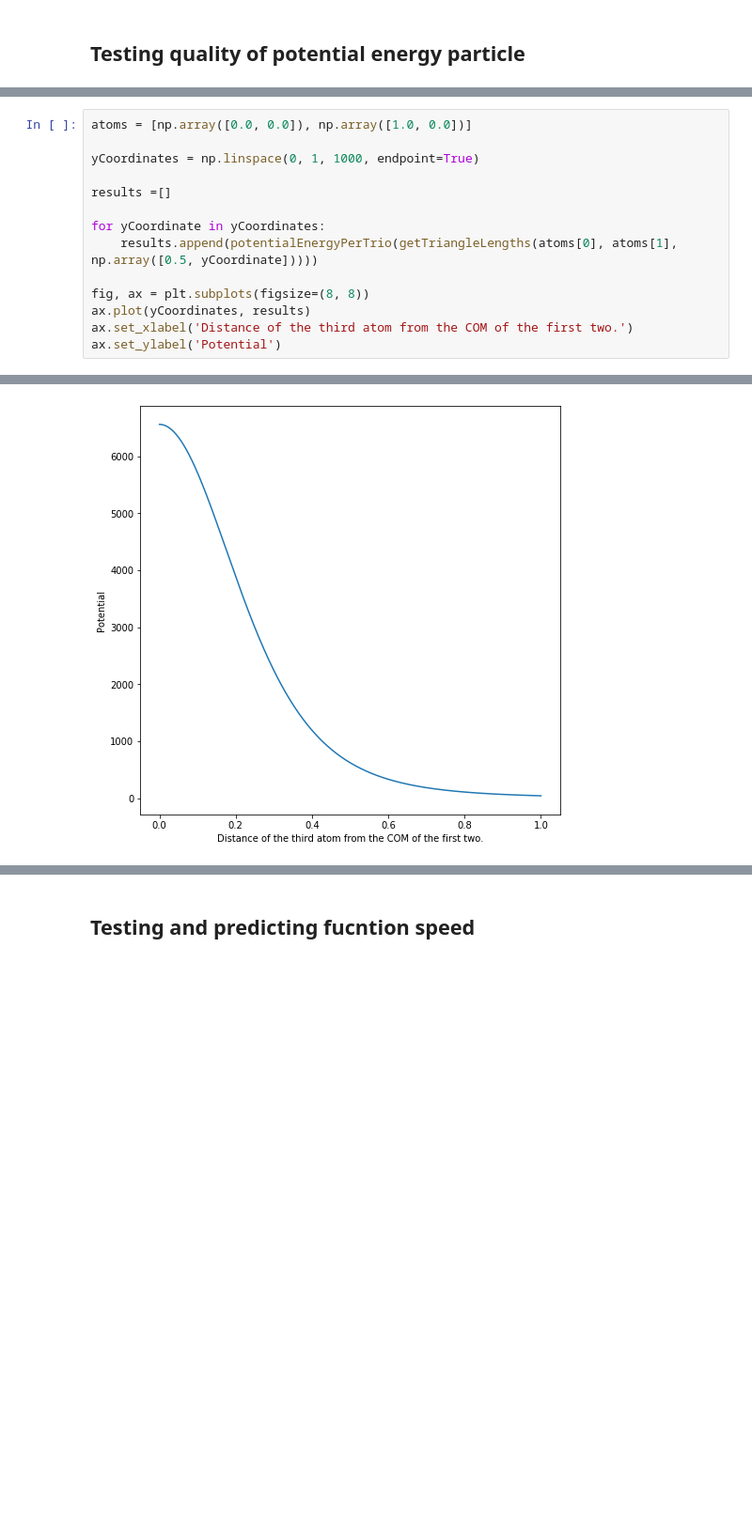
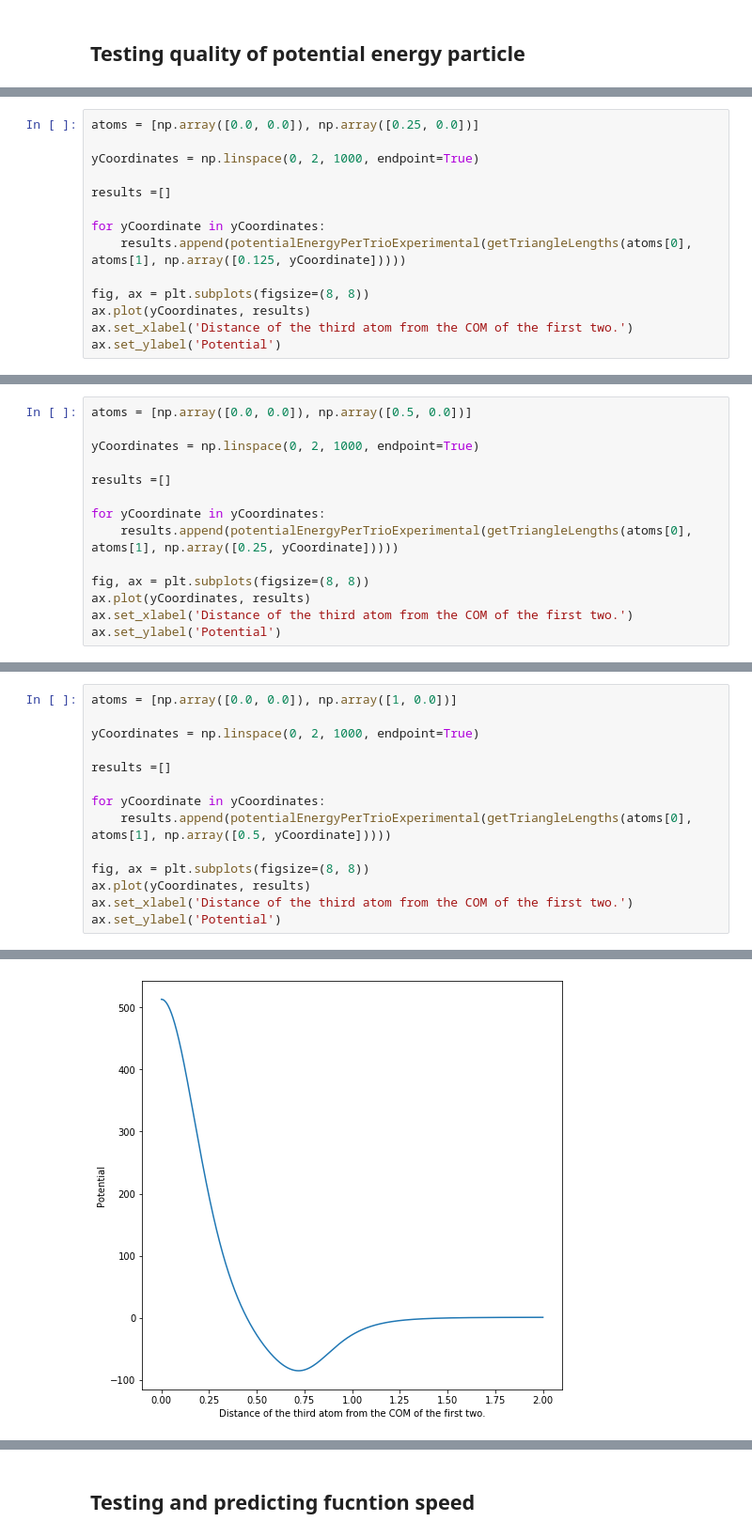
Before and after one commit to TimHeiszwolf/Quantum_energy_ML, a Jupyter notebook: TestingDatabaseGeneration.ipynb, the cells around one changed output, grey strips where cells are left out. Shown at 94% size. Drawn from its saved outputs; the diff is of its cells as text; blank space fills up the shorter version.

```diff
--- a/TestingDatabaseGeneration.ipynb
+++ b/TestingDatabaseGeneration.ipynb
@@ -57,0 +91,14 @@ potentialEnergy(generateSpace(atoms, 4, 1.0), atoms, return1)# Results from wolf
+# %%
+atoms = [np.array([0.0, 0.0]), np.array([0.25, 0.0])]
+
+yCoordinates = np.linspace(0, 2, 1000, endpoint=True)
+
+results =[]
+
+for yCoordinate in yCoordinates:
+    results.append(potentialEnergyPerTrioExperimental(getTriangleLengths(atoms[0], atoms[1], np.array([0.125, yCoordinate]))))
+
+fig, ax = plt.subplots(figsize=(8, 8))
+ax.plot(yCoordinates, results)
+ax.set_xlabel('Distance of the third atom from the COM of the first two.')
+ax.set_ylabel('Potential')
@@ -57,0 +108,14 @@ potentialEnergy(generateSpace(atoms, 4, 1.0), atoms, return1)# Results from wolf
+# %%
+atoms = [np.array([0.0, 0.0]), np.array([0.5, 0.0])]
+
+yCoordinates = np.linspace(0, 2, 1000, endpoint=True)
+
+results =[]
+
+for yCoordinate in yCoordinates:
+    results.append(potentialEnergyPerTrioExperimental(getTriangleLengths(atoms[0], atoms[1], np.array([0.25, yCoordinate]))))
+
+fig, ax = plt.subplots(figsize=(8, 8))
+ax.plot(yCoordinates, results)
+ax.set_xlabel('Distance of the third atom from the COM of the first two.')
+ax.set_ylabel('Potential')
@@ -58,17 +125,17 @@ potentialEnergy(generateSpace(atoms, 4, 1.0), atoms, return1)# Results from wolf
 # %%
-atoms = [np.array([0.0, 0.0]), np.array([1.0, 0.0])]
+atoms = [np.array([0.0, 0.0]), np.array([1, 0.0])]
 
-yCoordinates = np.linspace(0, 1, 1000, endpoint=True)
+yCoordinates = np.linspace(0, 2, 1000, endpoint=True)
 
 results =[]
 
 for yCoordinate in yCoordinates:
-    results.append(potentialEnergyPerTrio(getTriangleLengths(atoms[0], atoms[1], np.array([0.5, yCoordinate]))))
+    results.append(potentialEnergyPerTrioExperimental(getTriangleLengths(atoms[0], atoms[1], np.array([0.5, yCoordinate]))))
 
 fig, ax = plt.subplots(figsize=(8, 8))
 ax.plot(yCoordinates, results)
 ax.set_xlabel('Distance of the third atom from the COM of the first two.')
 ax.set_ylabel('Potential')
 # %% [output]
 Text(0, 0.5, 'Potential')
-[figure, old version]
+[figure, new version]
```
Also changed, not shown: parts of 14 cells of this notebook, 3 other files.
